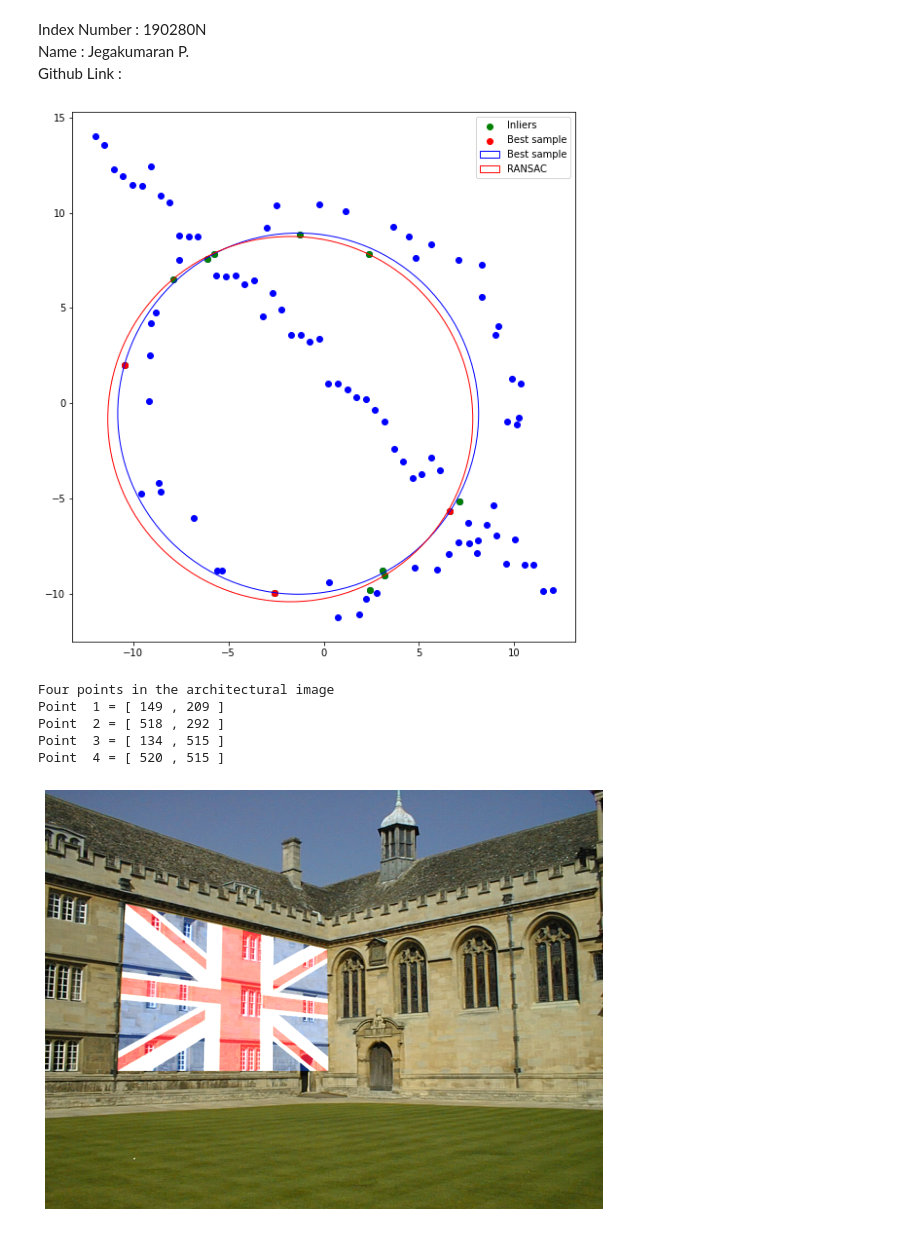
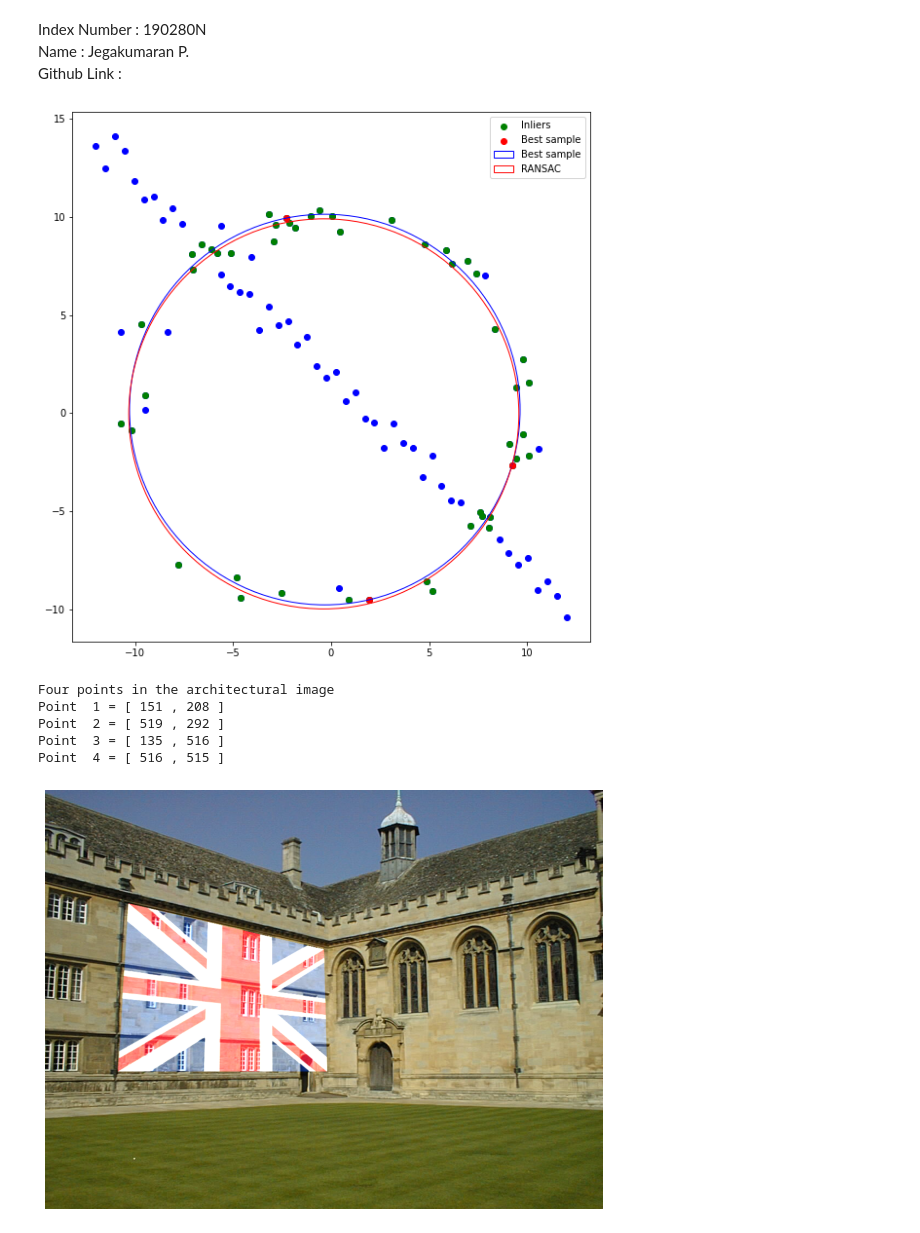
Before and after one commit to Poogitha/Codings, a Jupyter notebook: 190280N_a02.ipynb, the cells around one changed output. Saved outputs shown, nothing was run; the diff lists cells and outputs as text; code cells hidden in the pictures.

Commit message:
Question 3 partially completed

```diff
--- a/190280N_a02.ipynb
+++ b/190280N_a02.ipynb
@@ -85,39 +86,40 @@ class RANSAC:
 		return best_sample
 # %%
 size=len(X[:,0])
-ransac = RANSAC(X[:,0],X[:,1], 50)
+ransac = RANSAC(X[:,0],X[:,1], 80)
 sample = ransac.execute_ransac()# execute ransac algorithm
 a, b, r = ransac.best_model[0], ransac.best_model[1], ransac.best_model[2] # get best model from ransac
-threshold=0.5
+threshold=0.8
 inliers=[]
 for i in range(size):
 	if np.sqrt((X[i,0]-a)**2+(X[i,1]-b)**2)<r+threshold and np.sqrt((X[i,0]-a)**2+(X[i,1]-b)**2)>r-threshold:
 		inliers.append(np.array(X[i]))
 inliers=np.array(inliers)
 # show result
 plt.figure(figsize=(10,10))
 plt.scatter(X[:,0],X[:,1],c='blue', marker='o')
 plt.scatter(inliers[:,0],inliers[:,1],c='g',marker='o',label='Inliers')
 
-ransac = RANSAC(inliers[:,0],inliers[:,1], 50)
+ransac = RANSAC(inliers[:,0],inliers[:,1], 80)
 sample2 = ransac.execute_ransac()
 for i in range(len(sample2)):
 	sample2[i]=np.array(sample2[i])
 sample2=np.array(sample2)
 plt.scatter(sample2[:,0],sample2[:,1],c='r',marker='o',label='Best sample')
 # get best model from ransac
 a_best, b_best, r_best = ransac.best_model[0], ransac.best_model[1], ransac.best_model[2]
 circle = plt.Circle((a_best, b_best), radius=r_best, color='b', fc='y', fill=False,label='Best sample')
 plt.gca().add_patch(circle)
 
 circle = plt.Circle((a, b), radius=r, color='r', fc='y', fill=False,label='RANSAC')
 plt.gca().add_patch(circle)
 plt.axis('scaled')
 plt.legend()
 plt.show()
 # %% [output]
-[figure, old version]
+[figure, new version]
 # %%
+# Question 2
 count=1
 def click_event(event, x, y, flags, params):
     global count
@@ -137,10 +139,10 @@ cv.waitKey(0)
 cv.destroyAllWindows()
 # %% [output]
 Four points in the architectural image
-Point  1 = [ 149 , 209 ]
-Point  2 = [ 518 , 292 ]
-Point  3 = [ 134 , 515 ]
-Point  4 = [ 520 , 515 ]
+Point  1 = [ 151 , 208 ]
+Point  2 = [ 519 , 292 ]
+Point  3 = [ 135 , 516 ]
+Point  4 = [ 516 , 515 ]
 # %%
 def getImageCorners(image):
     corners = np.zeros((4, 1, 2), dtype=np.float32)
```
Also changed, not shown: parts of 8 cells of this notebook.
